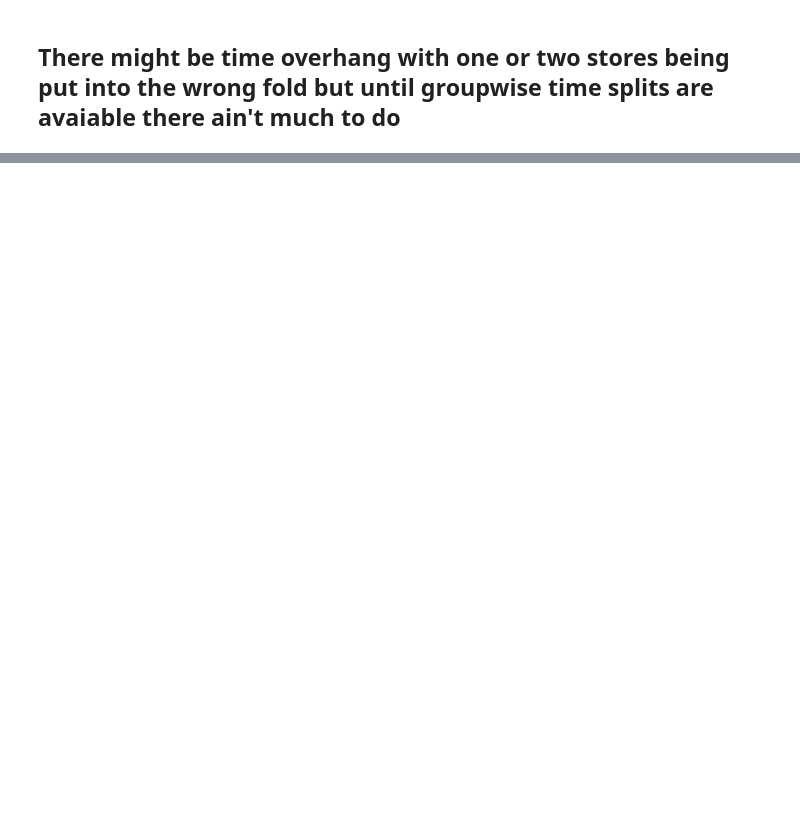
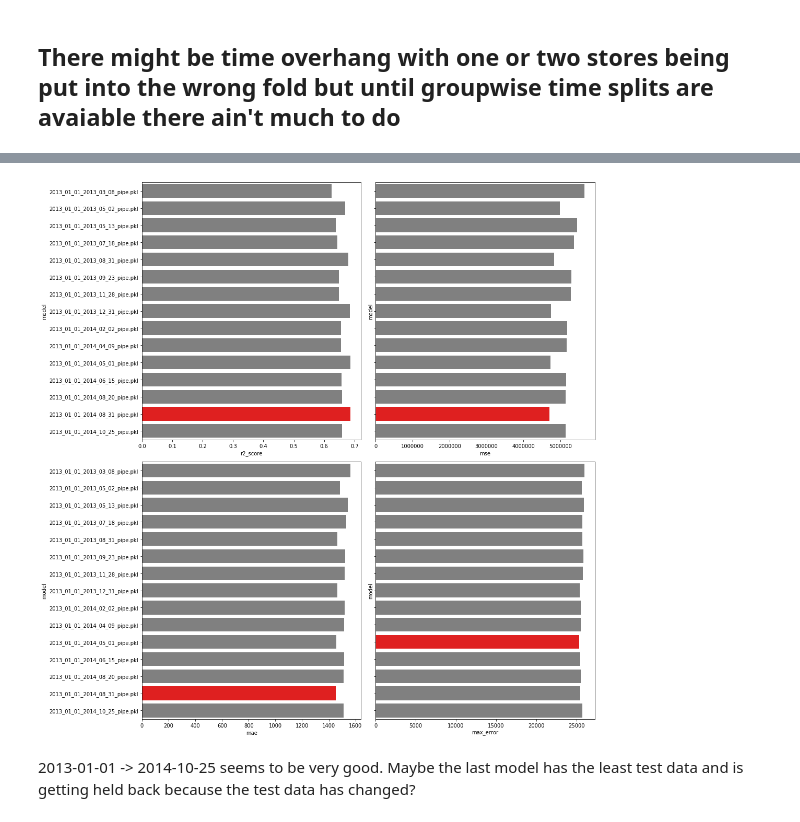
Before and after one commit to evanmiller29/rossman_model_montioring, a Jupyter notebook: notebooks/data manipulation.ipynb, the cells around one changed output, grey strips where cells are left out. Drawn from its saved outputs; the diff is of its cells as text; code cells hidden in the pictures; blank space fills up the shorter version.

Commit message:
Updating with more graphics for outputting

```diff
--- a/notebooks/data manipulation.ipynb
+++ b/notebooks/data manipulation.ipynb
@@ -333,0 +367,27 @@ Pipeline(memory=None,
+# %%
+# results_df.sort_values('r2_score', ascending=False)
+
+fig, ax = plt.subplots(2, 2, sharey=True, figsize=(15,15))
+
+values = np.array(results_df['r2_score'])
+clrs = ['grey' if (x < max(values)) else 'red' for x in values ]
+sns.barplot(y='model', x='r2_score', data=results_df, palette=clrs, ax=ax[0, 0])
+
+values = np.array(results_df['mse'])
+clrs = ['grey' if (x > min(values)) else 'red' for x in values ]
+sns.barplot(y='model', x='mse', data=results_df, palette=clrs, ax=ax[0, 1])
+
+values = np.array(results_df['mae'])
+clrs = ['grey' if (x > min(values)) else 'red' for x in values ]
+sns.barplot(y='model', x='mae', data=results_df, palette=clrs, ax=ax[1, 0])
+
+values = np.array(results_df['max_error'])
+clrs = ['grey' if (x > min(values)) else 'red' for x in values ]
+sns.barplot(y='model', x='max_error', data=results_df, palette=clrs, ax=ax[1, 1])
+
+plt.tight_layout()
+fig.savefig('../graphics/model_period_eval.png', dpi=fig.dpi)
+# %% [output]
+[figure, added]
+# %% [markdown]
+2013-01-01 -> 2014-10-25 seems to be very good. Maybe the last model has the least test data and is getting held back because the test data has changed?
```
Also changed, not shown: parts of 19 cells of this notebook.
